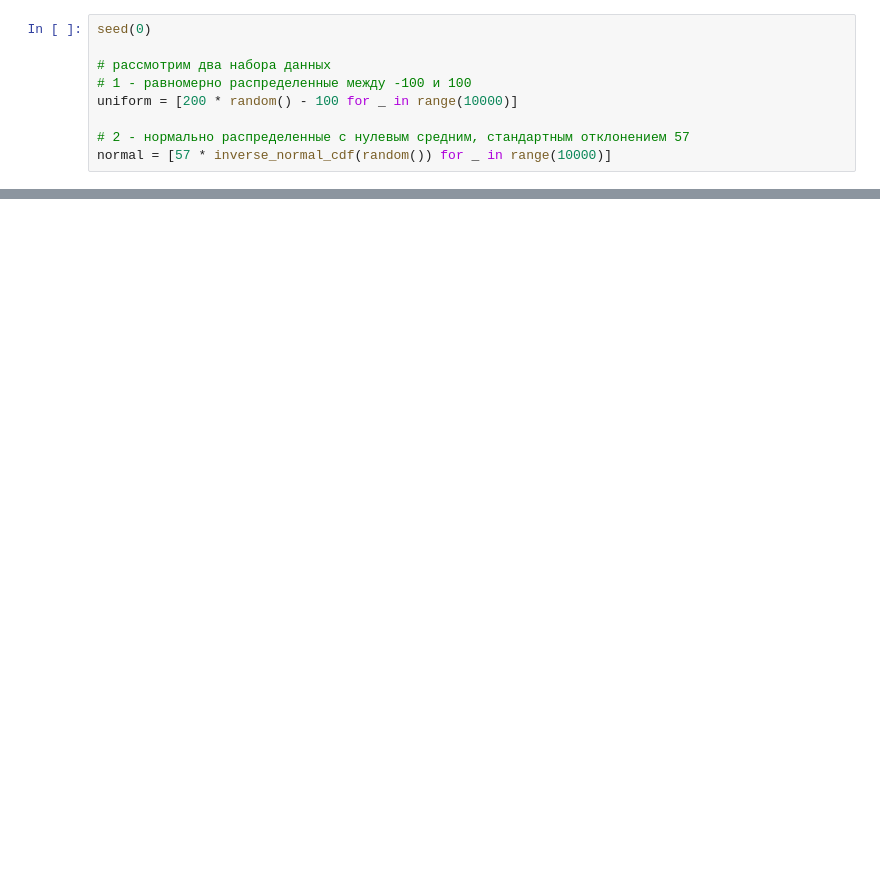
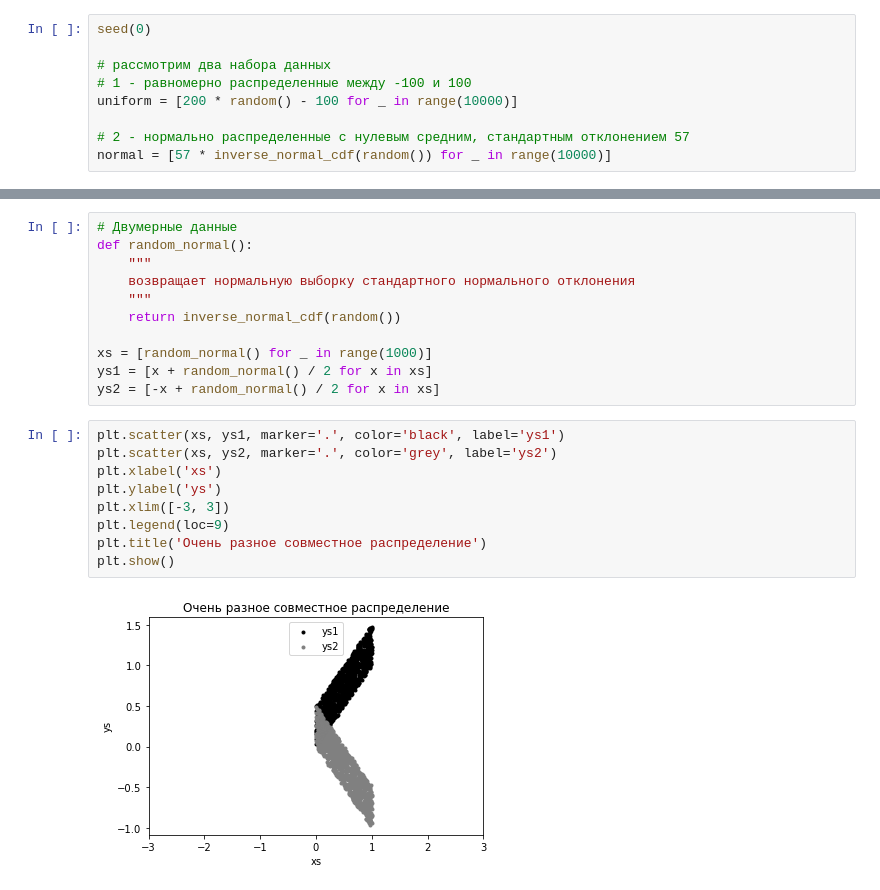
Before and after one commit to bazhil/data_science_from_zero, a Jupyter notebook: data_processing.ipynb, the cells around one changed output, grey strips where cells are left out. Cells and saved outputs as stored; diff of their text form; blank space fills up the shorter version.

```diff
--- a/data_processing.ipynb
+++ b/data_processing.ipynb
@@ -75,0 +77,22 @@ plot_histogram(normal, 10, 'Гистограмма нормальных вели
+# %%
+# Двумерные данные
+def random_normal():
+    """
+    возвращает нормальную выборку стандартного нормального отклонения
+    """
+    return inverse_normal_cdf(random())
+
+xs = [random_normal() for _ in range(1000)]
+ys1 = [x + random_normal() / 2 for x in xs]
+ys2 = [-x + random_normal() / 2 for x in xs]
+# %%
+plt.scatter(xs, ys1, marker='.', color='black', label='ys1')
+plt.scatter(xs, ys2, marker='.', color='grey', label='ys2')
+plt.xlabel('xs')
+plt.ylabel('ys')
+plt.xlim([-3, 3])
+plt.legend(loc=9)
+plt.title('Очень разное совместное распределение')
+plt.show()
+# %% [output]
+[figure, added]
```
Also changed, not shown: parts of 5 cells of this notebook.
